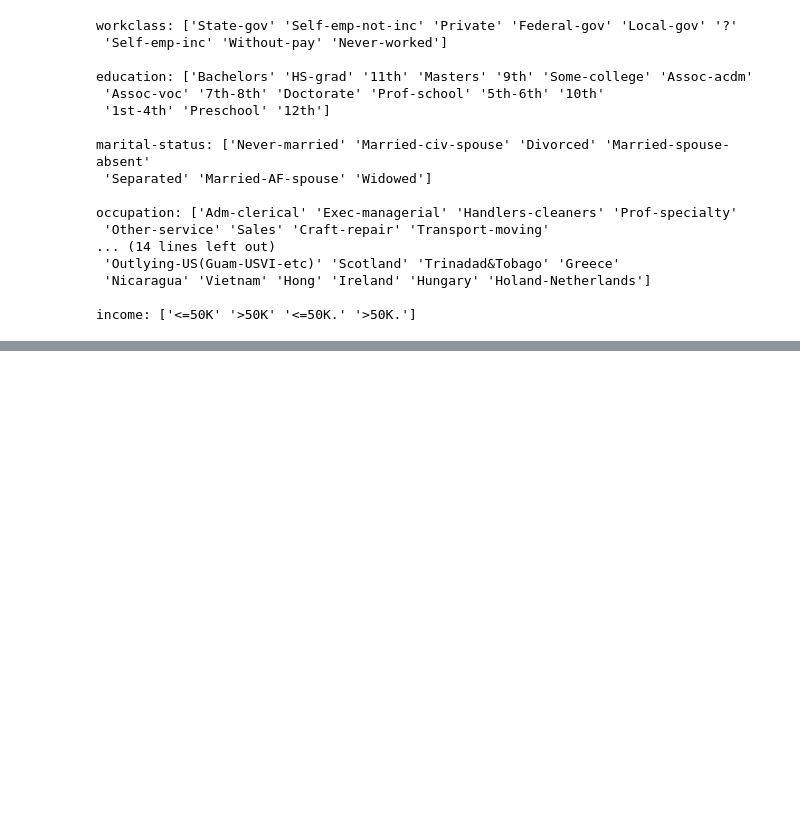
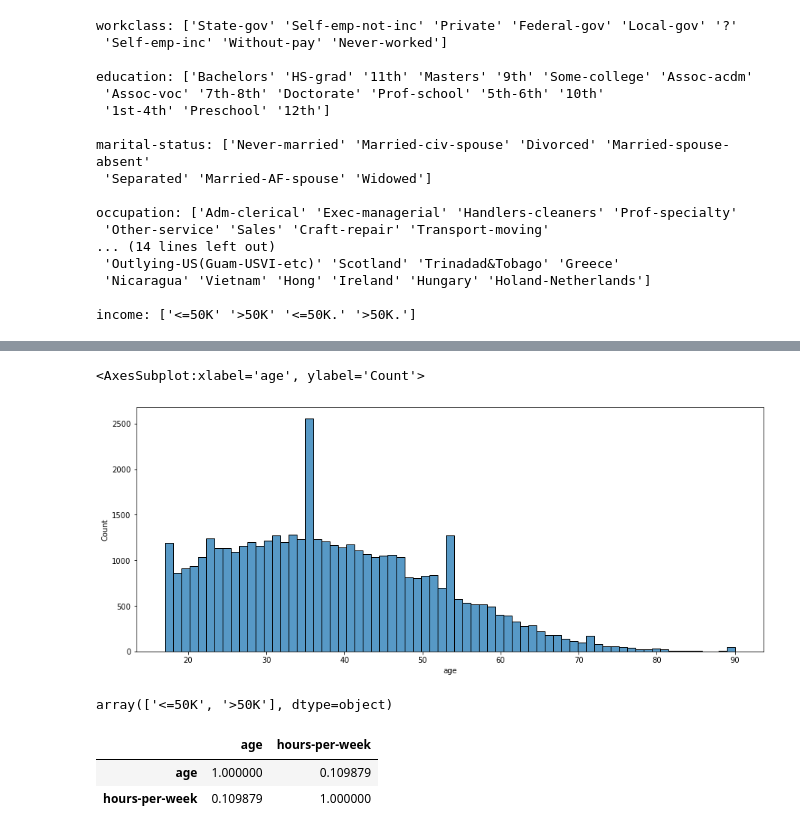
Before and after one commit to Sodiqlef/DecisionTree-income-predictor, a Jupyter notebook: Untitled.ipynb, the cells around one changed output, grey strips where cells are left out. Saved outputs shown, nothing was run; the diff lists cells and outputs as text; code cells hidden in the pictures; blank space fills up the shorter version.

```diff
--- a/Untitled.ipynb
+++ b/Untitled.ipynb
@@ -177,0 +282,7 @@ income: ['<=50K' '>50K' '<=50K.' '>50K.']
+# %%
+# plot histogram plot to visualize age distribution
+plt.subplots(figsize=(15,6))
+sns.histplot(x=df["age"])
+# %% [output]
+<AxesSubplot:xlabel='age', ylabel='Count'>
+[figure, added]
@@ -177,0 +292,5 @@ income: ['<=50K' '>50K' '<=50K.' '>50K.']
+# %%
+# edit the target (income) column
+df["income"].str.replace(".","", regex=False).unique()
+# %% [output]
+array(['<=50K', '>50K'], dtype=object)
@@ -177,0 +299,7 @@ income: ['<=50K' '>50K' '<=50K.' '>50K.']
+# %%
+# check for multicollinearity
+df.select_dtypes("number").corr()
+# %% [output]
+|  | age | hours-per-week |
+| age | 1.000000 | 0.109879 |
+| hours-per-week | 0.109879 | 1.000000 |
```
Also changed, not shown: parts of 24 cells of this notebook.
